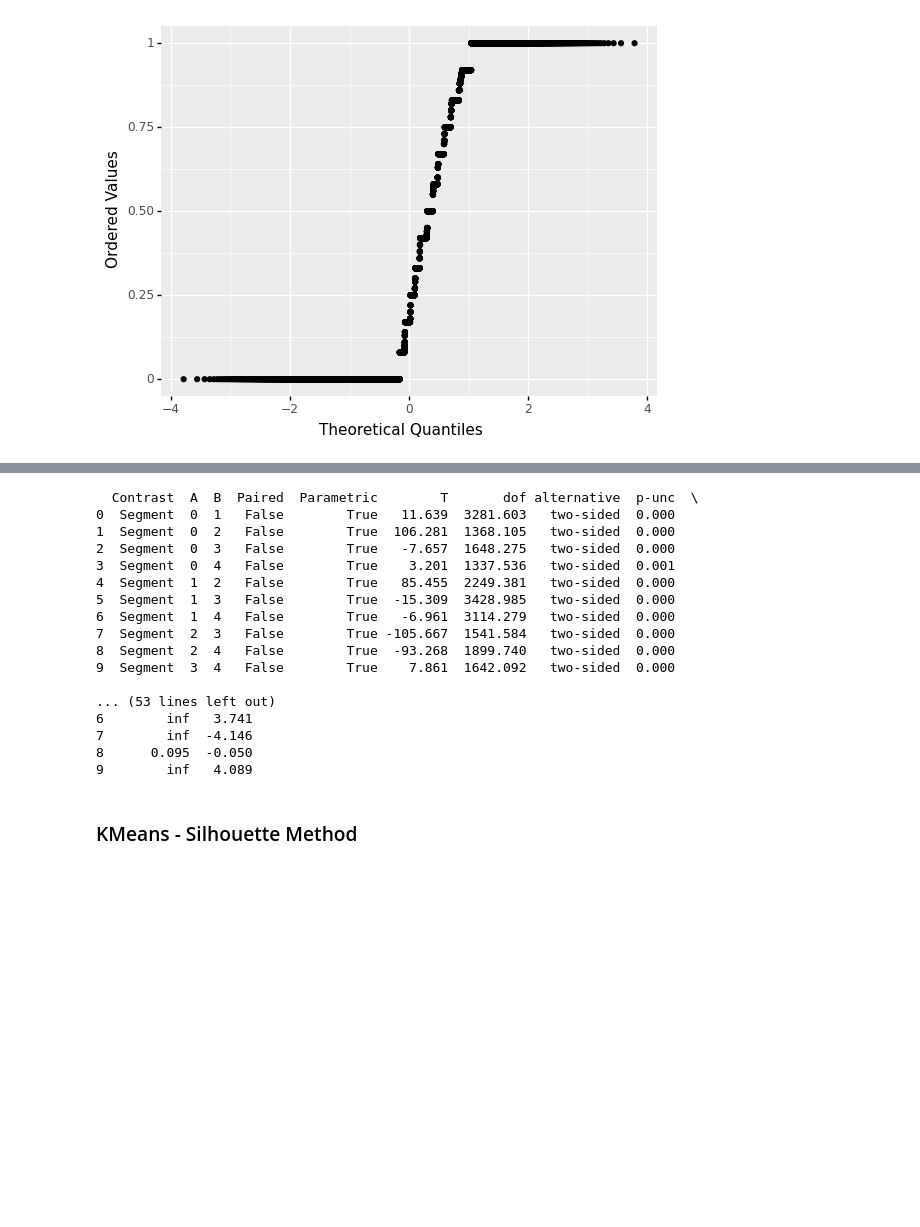
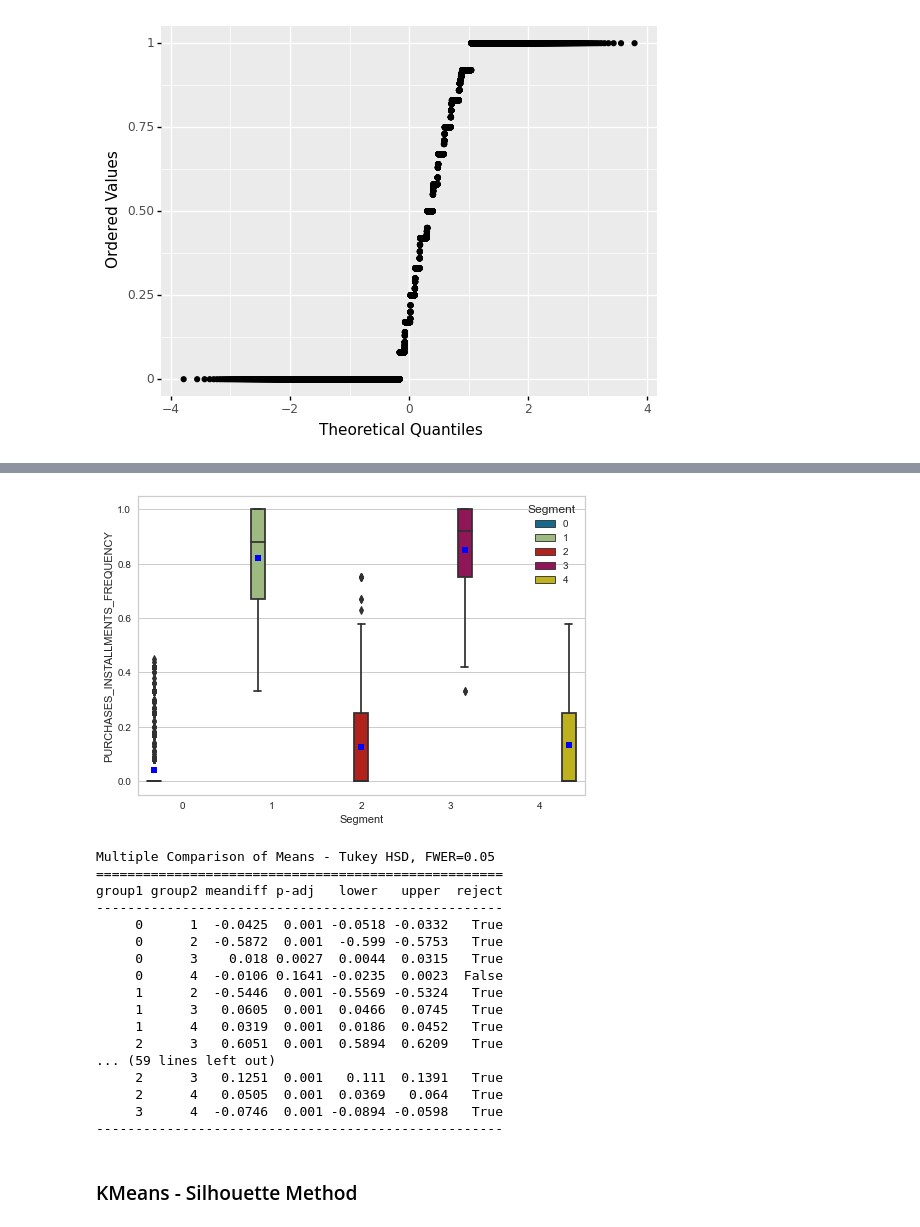
Before and after one commit to xwu0223/MBAN-6400-Project, a Jupyter notebook: MBAN6400_Project_B_copy.ipynb, the cells around one changed output, grey strips where cells are left out. Cells and saved outputs as stored; diff of their text form; code cells hidden in the pictures; blank space fills up the shorter version.

Commit message:
Tukey test

```diff
--- a/MBAN6400_Project_B_copy.ipynb
+++ b/MBAN6400_Project_B_copy.ipynb
@@ -178,27 +193,34 @@ for feature in ['BALANCE_FREQUENCY','ONEOFF_PURCHASES_FREQUENCY','PURCHASES_INST
+# %%
+sns.boxplot(y="PURCHASES_INSTALLMENTS_FREQUENCY",
+                x="Segment",hue='Segment',
+                data=data_cluster,showmeans=True,
+                meanprops={"marker":"s","markerfacecolor":"blue", "markeredgecolor":"blue"});
+# %% [output]
+[figure, added]
 # %%
 import pingouin as pg
 
-for feature in ['BALANCE_FREQUENCY','ONEOFF_PURCHASES_FREQUENCY','PURCHASES_INSTALLMENTS_FREQUENCY']:
-    aov = pg.pairwise_ttests(data=data_cluster, dv=feature, between='Segment').round(3)
-    print(aov)
+for feature in ['BALANCE_FREQUENCY','ONEOFF_PURCHASES_FREQUENCY','PURCHASES_INSTALLMENTS_FREQUENCY','CASH_ADVANCE_FREQUENCY','CREDIT_LIMIT']:
+    tukey = statsmodels.stats.multicomp.pairwise_tukeyhsd(endog=data_cluster[feature],groups=data_cluster['Segment'])
+    print(tukey)
 # %% [output]
-  Contrast  A  B  Paired  Parametric        T       dof alternative  p-unc  \
-0  Segment  0  1   False        True   11.639  3281.603   two-sided  0.000
-1  Segment  0  2   False        True  106.281  1368.105   two-sided  0.000
-2  Segment  0  3   False        True   -7.657  1648.275   two-sided  0.000
-3  Segment  0  4   False        True    3.201  1337.536   two-sided  0.001
-4  Segment  1  2   False        True   85.455  2249.381   two-sided  0.000
-5  Segment  1  3   False        True  -15.309  3428.985   two-sided  0.000
-6  Segment  1  4   False        True   -6.961  3114.279   two-sided  0.000
-7  Segment  2  3   False        True -105.667  1541.584   two-sided  0.000
-8  Segment  2  4   False        True  -93.268  1899.740   two-sided  0.000
-9  Segment  3  4   False        True    7.861  1642.092   two-sided  0.000
-
-... (53 lines left out)
-6        inf   3.741
-7        inf  -4.146
-8      0.095  -0.050
-9        inf   4.089
+Multiple Comparison of Means - Tukey HSD, FWER=0.05
+====================================================
+group1 group2 meandiff p-adj   lower   upper  reject
+----------------------------------------------------
+     0      1  -0.0425  0.001 -0.0518 -0.0332   True
+     0      2  -0.5872  0.001  -0.599 -0.5753   True
+     0      3    0.018 0.0027  0.0044  0.0315   True
+     0      4  -0.0106 0.1641 -0.0235  0.0023  False
+     1      2  -0.5446  0.001 -0.5569 -0.5324   True
+     1      3   0.0605  0.001  0.0466  0.0745   True
+     1      4   0.0319  0.001  0.0186  0.0452   True
+     2      3   0.6051  0.001  0.5894  0.6209   True
+... (59 lines left out)
+     2      3   0.1251  0.001   0.111  0.1391   True
+     2      4   0.0505  0.001  0.0369   0.064   True
+     3      4  -0.0746  0.001 -0.0894 -0.0598   True
+----------------------------------------------------
 # %% [markdown]
 ### KMeans - Silhouette Method
 # %% [markdown]
```
Also changed, not shown: parts of 4 cells of this notebook.
